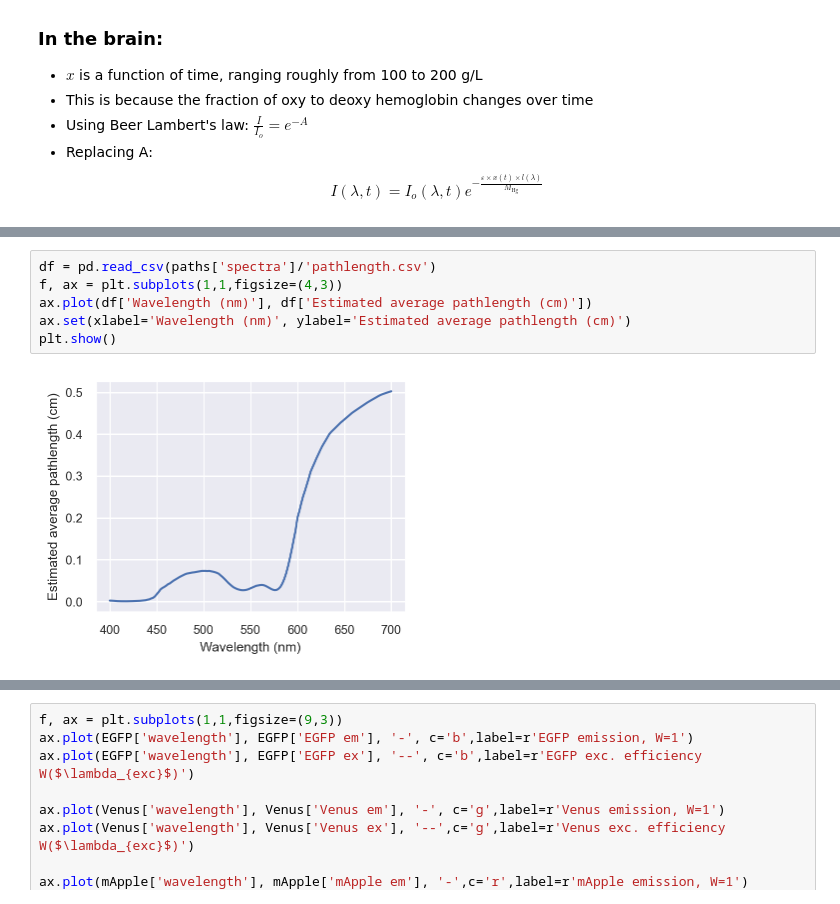
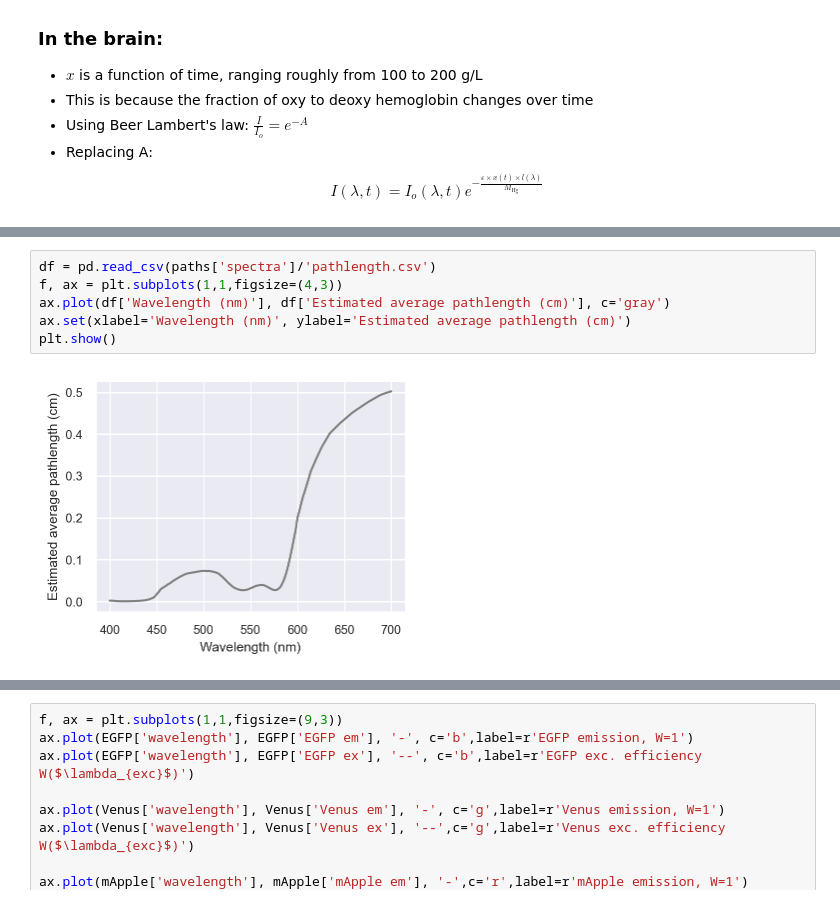
Before and after one commit to AllenInstitute/sourcesep, a Jupyter notebook: notebooks/01_explore_pilot.ipynb, the cells around one changed output, grey strips where cells are left out. Saved outputs shown, nothing was run; the diff lists cells and outputs as text.

```diff
--- a/notebooks/01_explore_pilot.ipynb
+++ b/notebooks/01_explore_pilot.ipynb
@@ -94,9 +101,9 @@ plt.show()
 # %%
 df = pd.read_csv(paths['spectra']/'pathlength.csv')
 f, ax = plt.subplots(1,1,figsize=(4,3))
-ax.plot(df['Wavelength (nm)'], df['Estimated average pathlength (cm)'])
+ax.plot(df['Wavelength (nm)'], df['Estimated average pathlength (cm)'], c='gray')
 ax.set(xlabel='Wavelength (nm)', ylabel='Estimated average pathlength (cm)')
 plt.show()
 # %% [output]
-[figure, old version]
+[figure, new version]
 # %%
```
Also changed, not shown: parts of 2 cells of this notebook.
